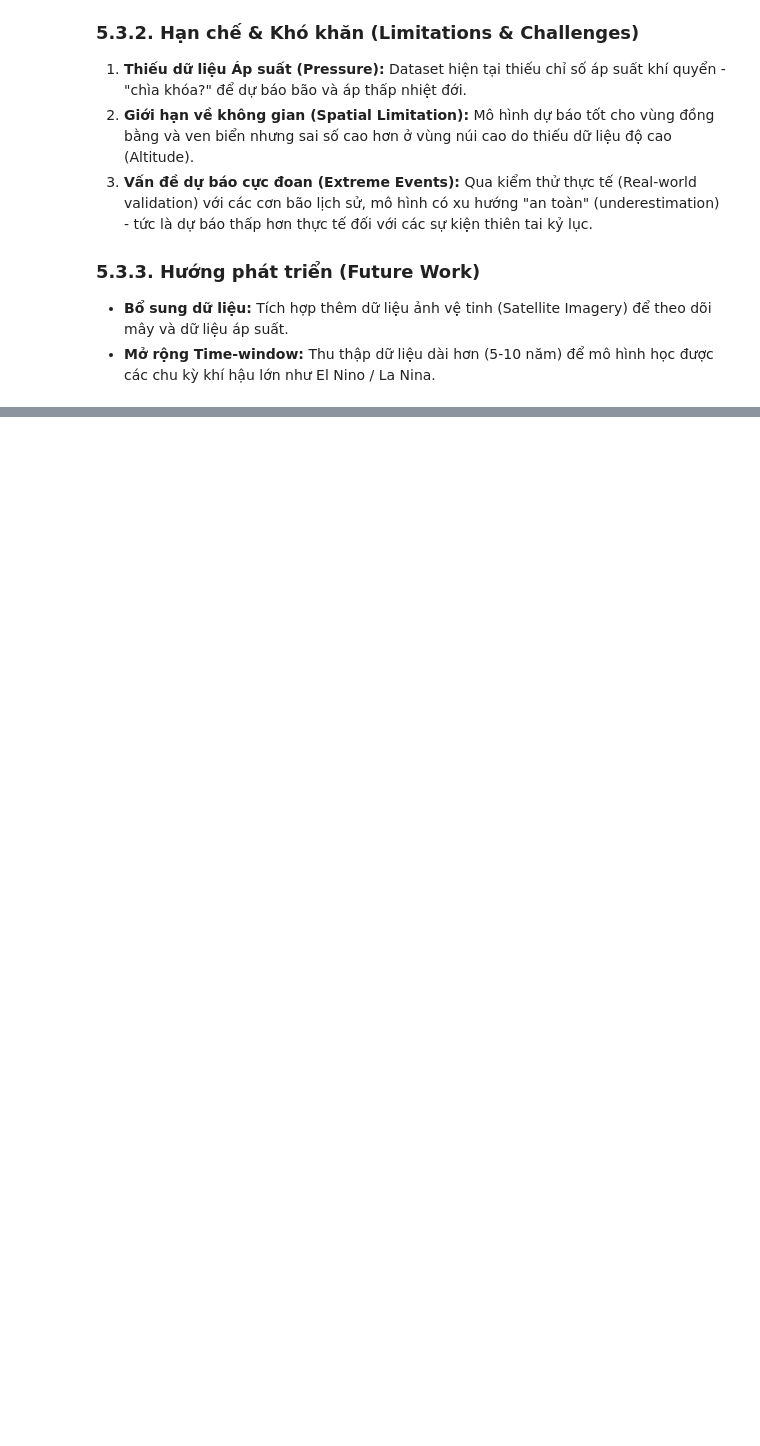
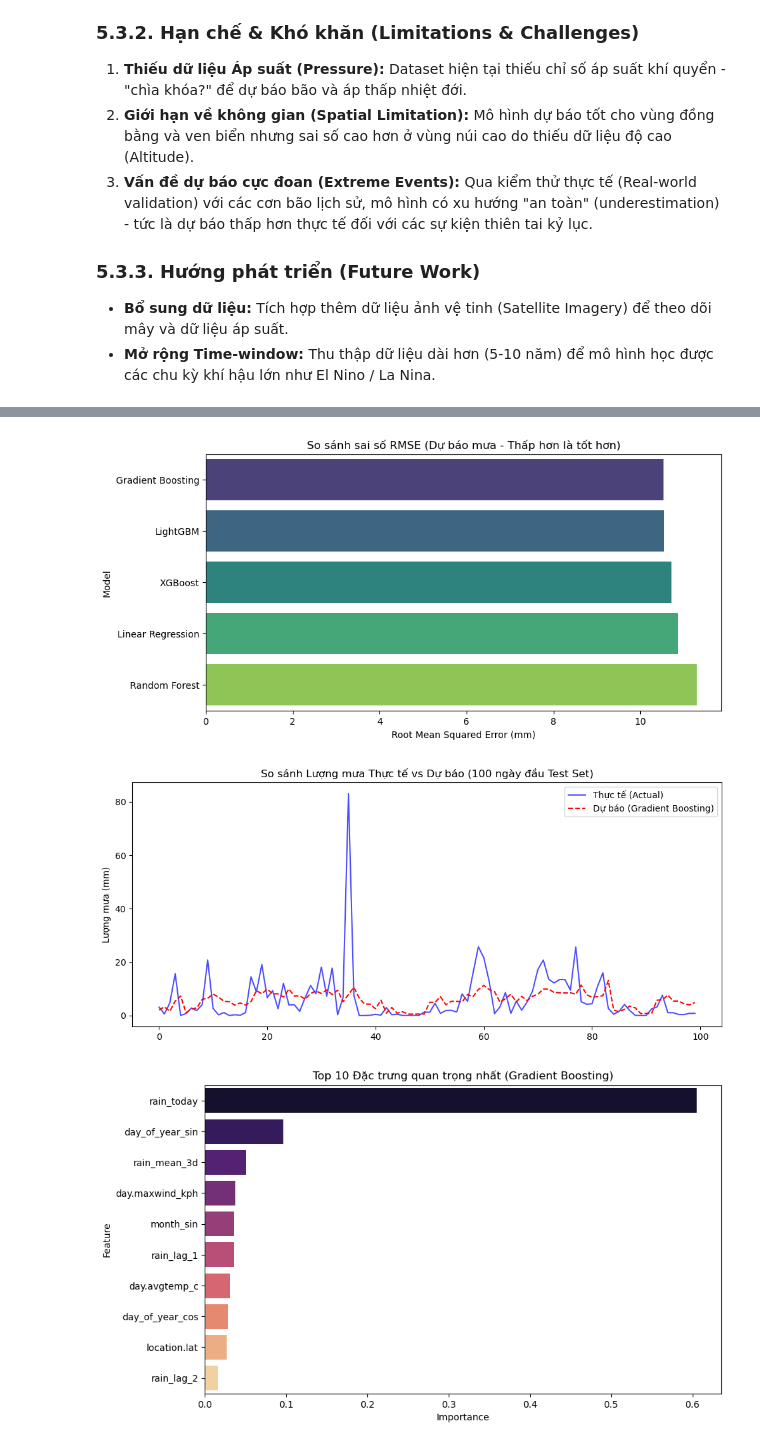
Before and after one commit to DucPhuc1/ProgrammingForDS, a Jupyter notebook: 02_modeling.ipynb, the cells around one changed output, grey strips where cells are left out. Saved outputs shown, nothing was run; the diff lists cells and outputs as text; code cells hidden in the pictures; blank space fills up the shorter version.

```diff
--- a/02_modeling.ipynb
+++ b/02_modeling.ipynb
@@ -937,0 +1334,36 @@ KIỂM TRA CHUỖI BÃO QUÝ IV/2025
+# %%
+# 1. Vẽ biểu đồ so sánh RMSE
+plt.figure(figsize=(10, 5))
+sns.barplot(data=rain_results_df, x='RMSE', y='Model', palette='viridis')
+plt.title('So sánh sai số RMSE (Dự báo mưa - Thấp hơn là tốt hơn)')
+plt.xlabel('Root Mean Squared Error (mm)')
+plt.show()
+
+# 2. Vẽ biểu đồ Thực tế vs Dự báo (Lấy 100 mẫu đầu tiên của Test set để dễ nhìn)
+best_model_name = rain_results_df.iloc[0]['Model']
+best_model = rain_models[best_model_name]
+y_pred_best = np.maximum(best_model.predict(X_test_r), 0)
+
+plt.figure(figsize=(12, 5))
+plt.plot(y_test_r.values[:100], label='Thực tế (Actual)', color='blue', alpha=0.7)
+plt.plot(y_pred_best[:100], label=f'Dự báo ({best_model_name})', color='red', linestyle='--')
+plt.title(f'So sánh Lượng mưa Thực tế vs Dự báo (100 ngày đầu Test Set)')
+plt.ylabel('Lượng mưa (mm)')
+plt.legend()
+plt.show()
+
+# 3. Feature Importance (Nếu là mô hình cây)
+if hasattr(best_model, 'feature_importances_'):
+    plt.figure(figsize=(10, 6))
+    importances = best_model.feature_importances_
+    # Tạo dataframe cho dễ vẽ
+    feat_imp = pd.DataFrame({'Feature': X_train_r.columns, 'Importance': importances})
+    feat_imp = feat_imp.sort_values(by='Importance', ascending=False).head(10)
+
+    sns.barplot(data=feat_imp, x='Importance', y='Feature', palette='magma')
+    plt.title(f'Top 10 Đặc trưng quan trọng nhất ({best_model_name})')
+    plt.show()
+# %% [output]
+[figure, added]
+[figure, added]
+[figure, added]
```
Also changed, not shown: parts of 20 cells of this notebook.
